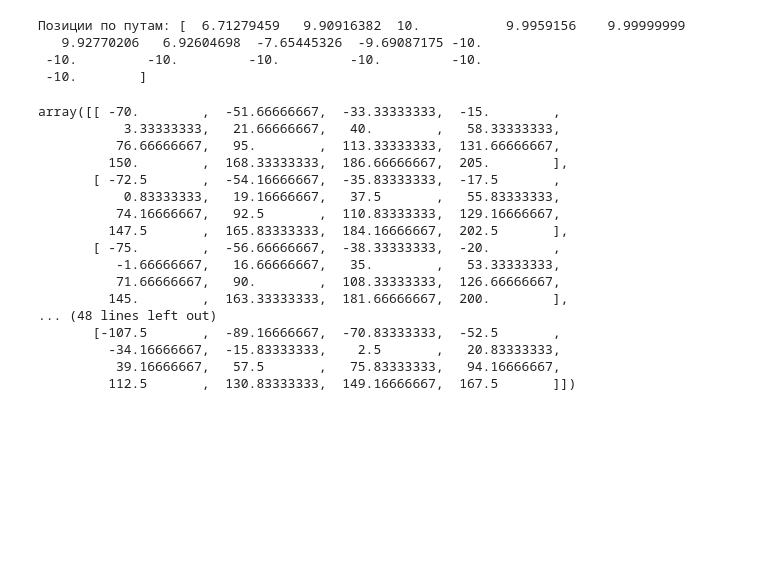
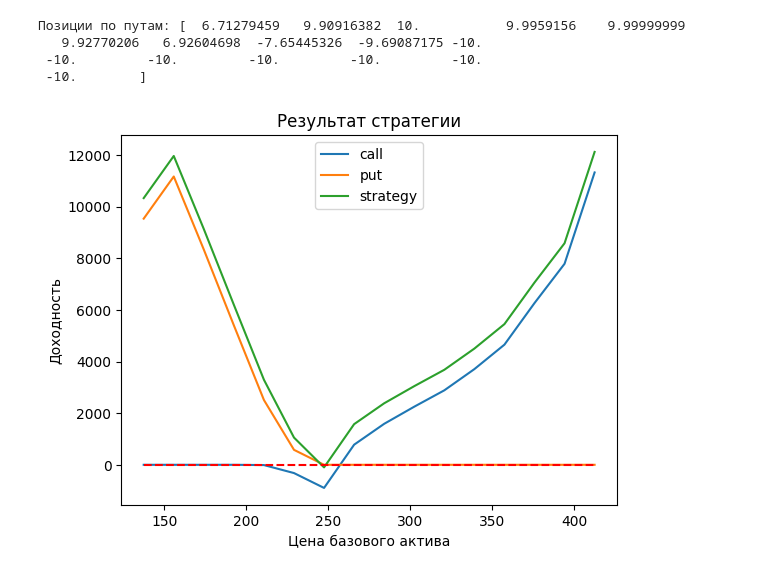
Before and after one commit to Kasymkhankhubiyev/Sirius-Uni, a Jupyter notebook: HybridFinancialInstruments/lab_1_GSFP.ipynb, the cells around one changed output. Saved outputs shown, nothing was run; the diff lists cells and outputs as text; code cells hidden in the pictures; blank space fills up the shorter version.

Commit message:
added strategy results

```diff
--- a/HybridFinancialInstruments/lab_1_GSFP.ipynb
+++ b/HybridFinancialInstruments/lab_1_GSFP.ipynb
@@ -959,23 +959,23 @@ print(f'Позиции по путам: {x_p_opt}')
    9.92770206   6.92604698  -7.65445326  -9.69087175 -10.
  -10.         -10.         -10.         -10.         -10.
  -10.        ]
-# %%
-np.expand_dims(S_T, axis=0) - np.expand_dims(K, axis=1)
-# %% [output]
-array([[ -70.        ,  -51.66666667,  -33.33333333,  -15.        ,
-           3.33333333,   21.66666667,   40.        ,   58.33333333,
-          76.66666667,   95.        ,  113.33333333,  131.66666667,
-         150.        ,  168.33333333,  186.66666667,  205.        ],
-       [ -72.5       ,  -54.16666667,  -35.83333333,  -17.5       ,
-           0.83333333,   19.16666667,   37.5       ,   55.83333333,
-          74.16666667,   92.5       ,  110.83333333,  129.16666667,
-         147.5       ,  165.83333333,  184.16666667,  202.5       ],
-       [ -75.        ,  -56.66666667,  -38.33333333,  -20.        ,
-          -1.66666667,   16.66666667,   35.        ,   53.33333333,
-          71.66666667,   90.        ,  108.33333333,  126.66666667,
-         145.        ,  163.33333333,  181.66666667,  200.        ],
-... (48 lines left out)
-       [-107.5       ,  -89.16666667,  -70.83333333,  -52.5       ,
-         -34.16666667,  -15.83333333,    2.5       ,   20.83333333,
-          39.16666667,   57.5       ,   75.83333333,   94.16666667,
-         112.5       ,  130.83333333,  149.16666667,  167.5       ]])
+# %%
+call_res = np.sum(np.maximum(np.expand_dims(S_T, axis=0) - np.expand_dims(K, axis=1), 0) * np.expand_dims(x_c_opt, axis=0), axis=0)
+put_res = np.sum(np.maximum(np.expand_dims(K, axis=1) - np.expand_dims(S_T, axis=0), 0) * np.expand_dims(x_p_opt, axis=0), axis=0)
+
+# if position is positive - we buy and spend money
+call_premias = np.where(x_c_opt > 0, -x_c_opt * ask_call, -x_c_opt * bid_call).sum()
+put_premias = np.where(x_p_opt > 0, -x_p_opt * ask_put, -x_p_opt * bid_put).sum()
+
+plt.plot(S_T, call_res, label='call')
+plt.plot(S_T, put_res, label='put')
+plt.plot(S_T, call_res + put_res + call_premias + put_premias, label='strategy')
+plt.plot(S_T, np.zeros_like(call_res), 'r--')
+
+plt.title('Результат стратегии')
+plt.xlabel('Цена базового актива')
+plt.ylabel('Доходность')
+plt.legend()
+plt.show()
+# %% [output]
+[figure, added]
```
